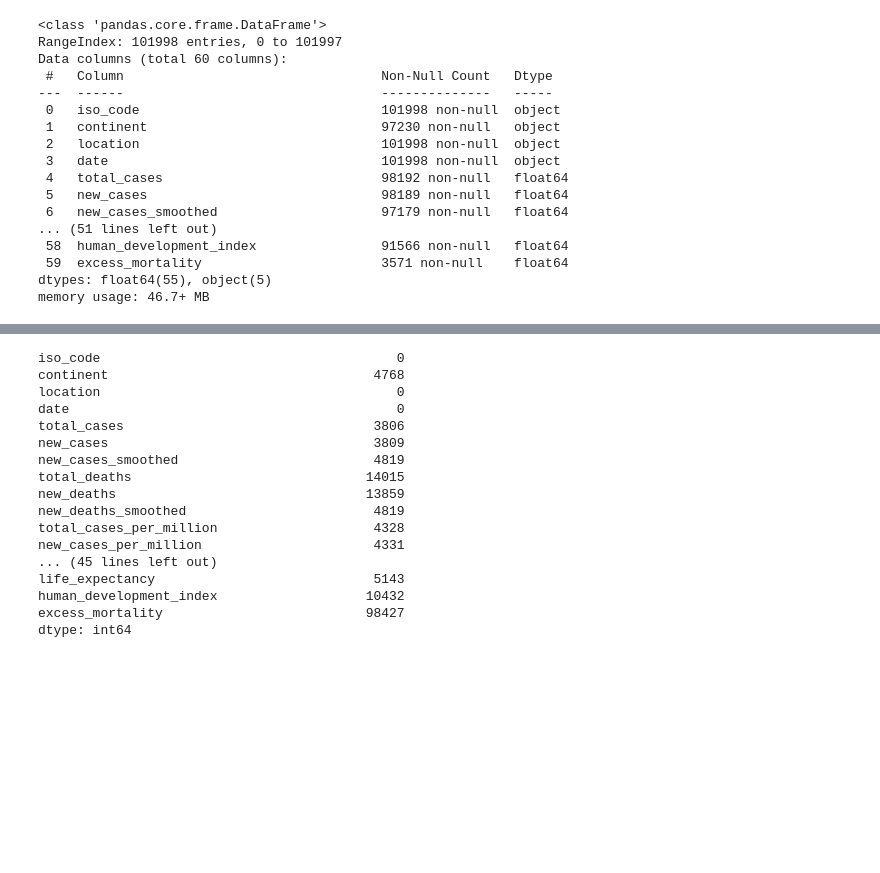
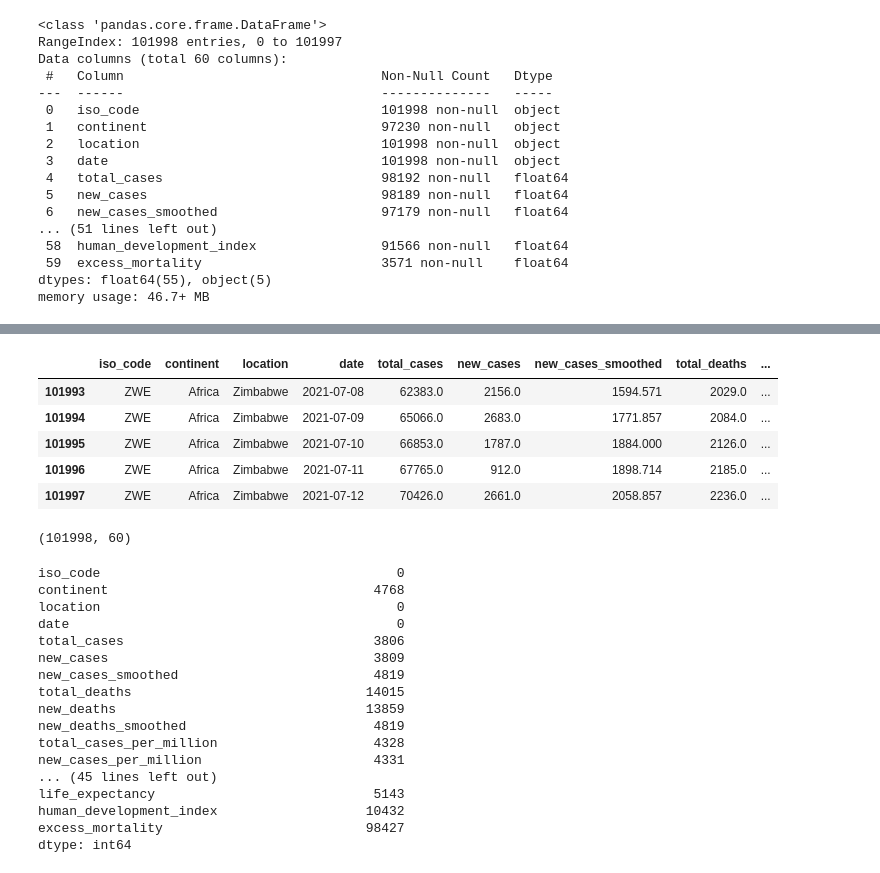
Before and after one commit to lluk4z/IF697-CienciaDeDados, a Jupyter notebook: Projeto01.ipynb, the cells around one changed output, grey strips where cells are left out. Cells and saved outputs as stored; diff of their text form; code cells hidden in the pictures; blank space fills up the shorter version.

```diff
--- a/Projeto01.ipynb
+++ b/Projeto01.ipynb
@@ -46,0 +61,6 @@ memory usage: 46.7+ MB
+# %%
+df['iso_code'] = df['iso_code'].astype('category')
+df['continent'] = df['continent'].astype('category')
+df['location'] = df['location'].astype('category')
+df['date'] = df['date'].astype('category')
+df['tests_units'] = df['tests_units'].astype('category')
@@ -47,3 +109,16 @@ memory usage: 46.7+ MB
+# %%
+df.tail()
+# %% [output]
+|  | iso_code | continent | location | date | total_cases | new_cases | new_cases_smoothed | total_deaths | ... |
+| 101993 | ZWE | Africa | Zimbabwe | 2021-07-08 | 62383.0 | 2156.0 | 1594.571 | 2029.0 | ... |
+| 101994 | ZWE | Africa | Zimbabwe | 2021-07-09 | 65066.0 | 2683.0 | 1771.857 | 2084.0 | ... |
+| 101995 | ZWE | Africa | Zimbabwe | 2021-07-10 | 66853.0 | 1787.0 | 1884.000 | 2126.0 | ... |
+| 101996 | ZWE | Africa | Zimbabwe | 2021-07-11 | 67765.0 | 912.0 | 1898.714 | 2185.0 | ... |
+| 101997 | ZWE | Africa | Zimbabwe | 2021-07-12 | 70426.0 | 2661.0 | 2058.857 | 2236.0 | ... |
+# %%
+df.shape
+# %% [output]
+(101998, 60)
 # %%
 df.isnull().sum()
 # %% [output]
```
Also changed, not shown: parts of 14 cells of this notebook.
